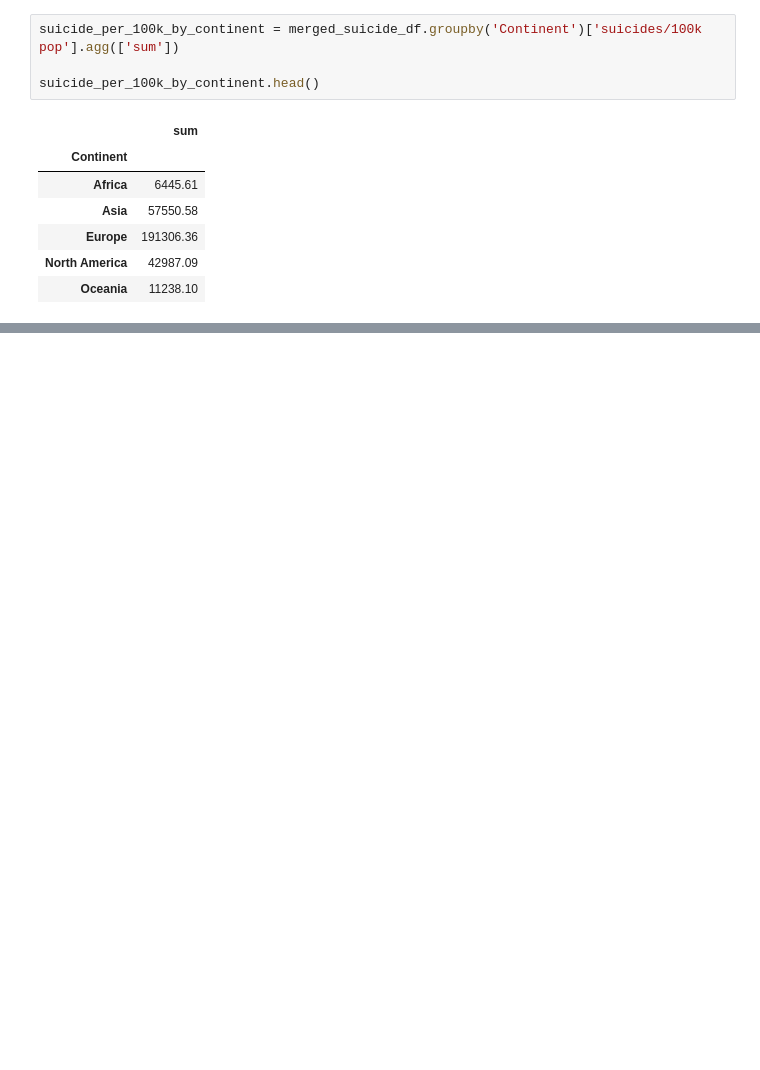
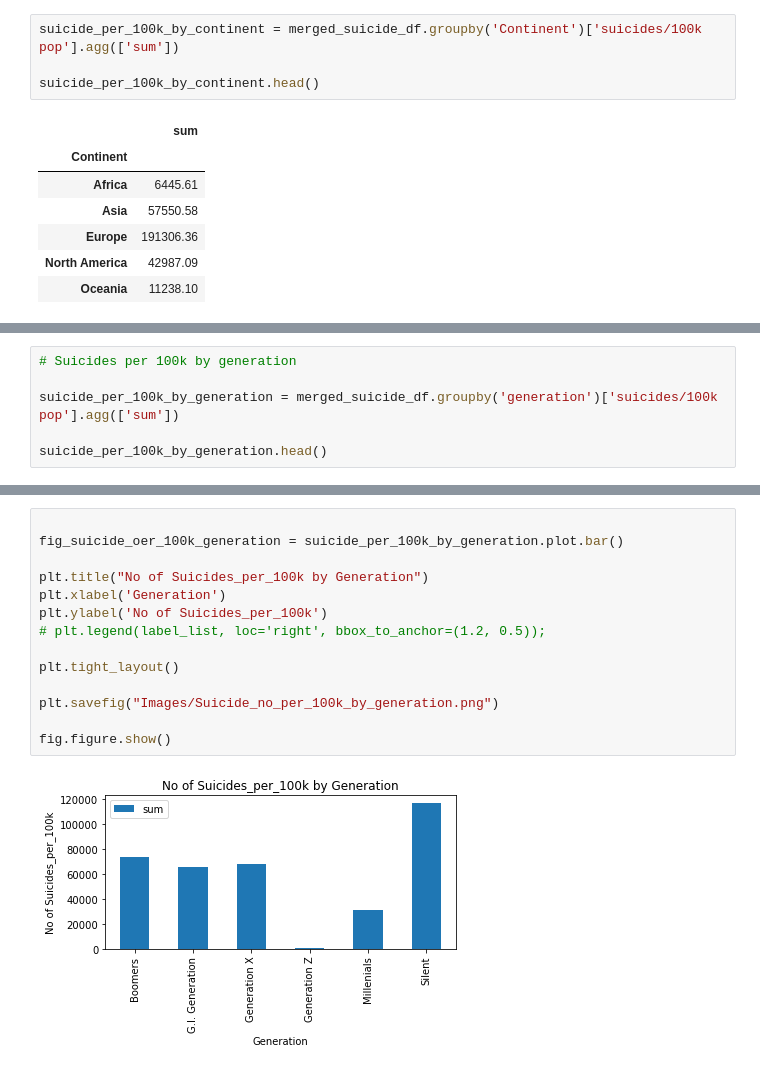
Before and after one commit to mguner-data/Global_Suicide_Data_Analysis, a Jupyter notebook: shanker_project_1.ipynb, the cells around one changed output, grey strips where cells are left out. Cells and saved outputs as stored; diff of their text form; blank space fills up the shorter version.

```diff
--- a/shanker_project_1.ipynb
+++ b/shanker_project_1.ipynb
@@ -123,0 +197,6 @@ fig.figure.show()
+# %%
+# Suicides per 100k by generation
+
+suicide_per_100k_by_generation = merged_suicide_df.groupby('generation')['suicides/100k pop'].agg(['sum'])
+
+suicide_per_100k_by_generation.head()
@@ -123,0 +211,16 @@ fig.figure.show()
+# %%
+
+fig_suicide_oer_100k_generation = suicide_per_100k_by_generation.plot.bar()
+
+plt.title("No of Suicides_per_100k by Generation")
+plt.xlabel('Generation')
+plt.ylabel('No of Suicides_per_100k')
+# plt.legend(label_list, loc='right', bbox_to_anchor=(1.2, 0.5));
+
+plt.tight_layout()
+
+plt.savefig("Images/Suicide_no_per_100k_by_generation.png")
+
+fig.figure.show()
+# %% [output]
+[figure, added]
```
Also changed, not shown: parts of 11 cells of this notebook.
